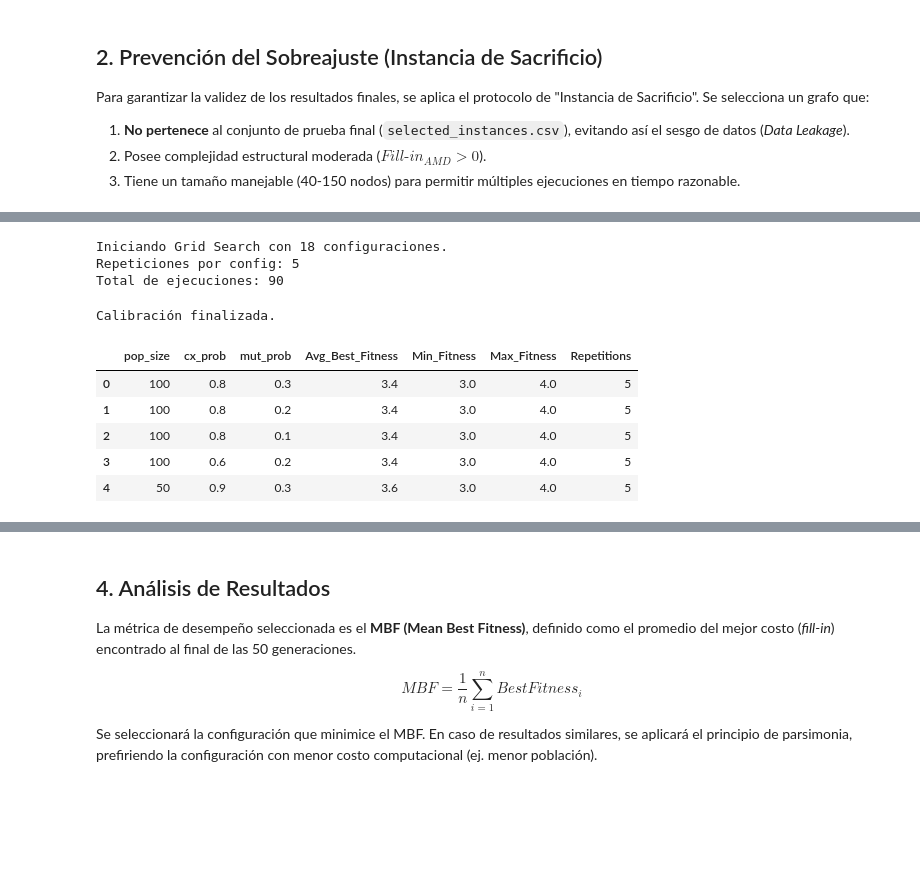
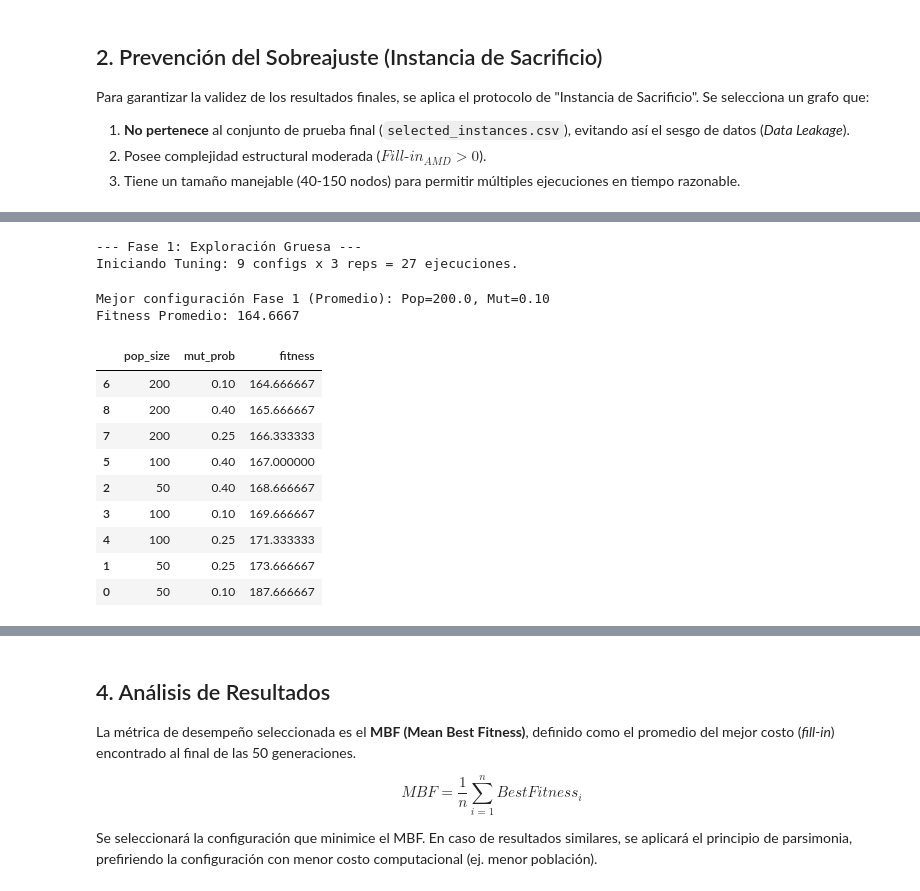
Before and after one commit to ColossalCoin/MinimumFill-in_EA, a Jupyter notebook: notebooks/02_Parameter_Tuning.ipynb, the cells around one changed output, grey strips where cells are left out. Saved outputs shown, nothing was run; the diff lists cells and outputs as text; code cells hidden in the pictures; blank space fills up the shorter version.

```diff
--- a/notebooks/02_Parameter_Tuning.ipynb
+++ b/notebooks/02_Parameter_Tuning.ipynb
@@ -125,34 +137,46 @@ Cada una de las **8 configuraciones resultantes** se ejecutará **5 veces** con
 # %%
-import matplotlib.pyplot as plt
-
-# Definir espacio de búsqueda
-params = {
-    'pop_size': [50, 100],
-    'cx_prob': [0.6, 0.8, 0.9],
-    'mut_prob': [0.1, 0.2, 0.3]
+# --- CONFIGURACIÓN FASE 1 ---
+param_grid_coarse = {
+    'pop_size': [50, 100, 200],     # Saltos grandes
+    'mut_prob': [0.1, 0.25, 0.4]    # Rango amplio
 }
 
-# --- EJECUCIÓN LIMPIA ---
-tuner = GridSearchTuner(
+tuner_coarse = GridSearchTuner(
     graph=G_tune,
-    param_grid=params,
-    repetitions=5,
-    generations=50
+    param_grid=param_grid_coarse,
+    repetitions=3,
+    generations=30  # Ejecución rápida
 )
 
 # Ejecutamos el experimento
-df_results = tuner.run()
-
-# Mostrar top 5
-display(df_results.head())
+print("--- Fase 1: Exploración Gruesa ---")
+df_results_coarse = tuner_coarse.run(verbose=True)
 # %% [output]
-Iniciando Grid Search con 18 configuraciones.
-Repeticiones por config: 5
-Total de ejecuciones: 90
+--- Fase 1: Exploración Gruesa ---
+Iniciando Tuning: 9 configs x 3 reps = 27 ejecuciones.
-Calibración finalizada.
-|  | pop_size | cx_prob | mut_prob | Avg_Best_Fitness | Min_Fitness | Max_Fitness | Repetitions |
-| 0 | 100 | 0.8 | 0.3 | 3.4 | 3.0 | 4.0 | 5 |
-| 1 | 100 | 0.8 | 0.2 | 3.4 | 3.0 | 4.0 | 5 |
-| 2 | 100 | 0.8 | 0.1 | 3.4 | 3.0 | 4.0 | 5 |
-| 3 | 100 | 0.6 | 0.2 | 3.4 | 3.0 | 4.0 | 5 |
-| 4 | 50 | 0.9 | 0.3 | 3.6 | 3.0 | 4.0 | 5 |
+# %%
+# Procesamos resultados: Agrupar por configuración y sacar promedio
+# Agrupamos por los parámetros variables
+summary_coarse = df_results_coarse.groupby(['pop_size', 'mut_prob'])['fitness'].mean().reset_index()
+summary_coarse = summary_coarse.sort_values(by='fitness', ascending=True) # Ascending=True si buscamos minimizar
+
+# Extraemos la mejor configuración (la primera fila tras ordenar)
+best_row_coarse = summary_coarse.iloc[0]
+print(f"\nMejor configuración Fase 1 (Promedio): Pop={best_row_coarse['pop_size']}, Mut={best_row_coarse['mut_prob']:.2f}")
+print(f"Fitness Promedio: {best_row_coarse['fitness']:.4f}")
+
+# Mostrar tabla resumen
+display(summary_coarse)
+# %% [output]
+Mejor configuración Fase 1 (Promedio): Pop=200.0, Mut=0.10
+Fitness Promedio: 164.6667
+|  | pop_size | mut_prob | fitness |
+| 6 | 200 | 0.10 | 164.666667 |
+| 8 | 200 | 0.40 | 165.666667 |
+| 7 | 200 | 0.25 | 166.333333 |
+| 5 | 100 | 0.40 | 167.000000 |
+| 2 | 50 | 0.40 | 168.666667 |
+| 3 | 100 | 0.10 | 169.666667 |
+| 4 | 100 | 0.25 | 171.333333 |
+| 1 | 50 | 0.25 | 173.666667 |
+| 0 | 50 | 0.10 | 187.666667 |
```
Also changed, not shown: parts of 18 cells of this notebook.
